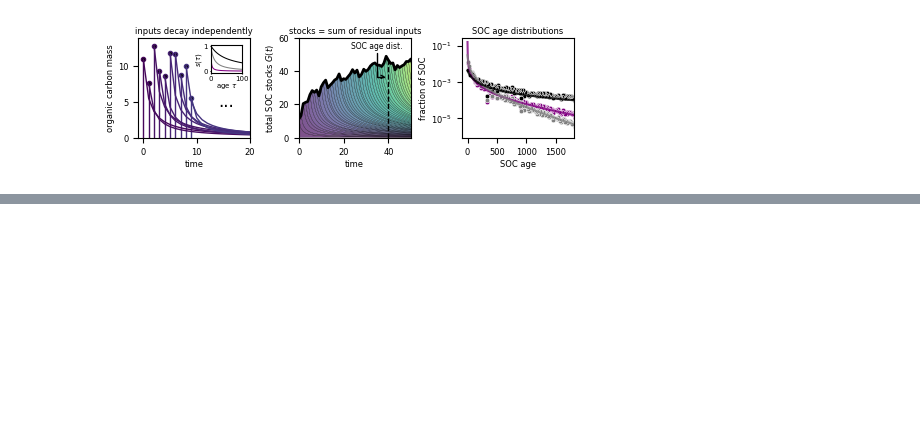
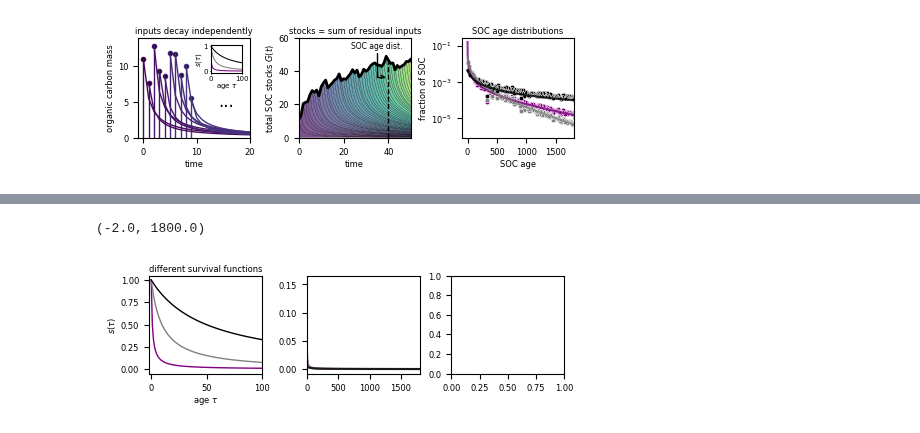
Before and after one commit to flamholz/soil_diskin, a Jupyter notebook: notebooks/fig1.ipynb, the cells around one changed output, grey strips where cells are left out. Cells and saved outputs as stored; diff of their text form; code cells hidden in the pictures; blank space fills up the shorter version.

Commit message:
add a draft of figure 2

```diff
--- a/notebooks/fig1.ipynb
+++ b/notebooks/fig1.ipynb
@@ -180,7 +300,7 @@ plt.sca(axs['C'])
 plt.yscale('log')
 
 for model, color_name in zip(models, model_colors):
-    analytical_age_dist = model.age_distribution(ages)
+    analytical_age_dist = model.age_distribution_pdf_analytic_ss(ages)
     plt.plot(ages, analytical_age_dist, color=color_name, lw=1.5, alpha=0.8,
              label=f'$t_min=${model.t_min}, $t_max=${model.t_max}')
 
@@ -213,0 +427,44 @@ plt.show()
+# %%
+models = [
+    PowerLawSimulation(t_min=1, t_max=1000),
+    PowerLawSimulation(t_min=10, t_max=500),
+    PowerLawSimulation(t_min=50, t_max=10000),
+]
+
+# inputs are a train of impulses J_t
+# that are normally distributed with mean 10 and sd 2
+np.random.seed(1234)
+J_t = np.random.normal(10, 2, 5000)
+
+for m in models:
+    m.run(J_t)
+# %%
+mosaic = 'ABC'
+fig, axs = plt.subplot_mosaic(mosaic, layout='constrained', figsize=(4.76, 1.5))
+
+# Panel A -- 3 different survival functions
+plt.sca(axs['A'])
+ages = np.arange(2000)
+model_colors = ['purple', 'grey', 'k']
+for my_model, color_name in zip(models, model_colors):
+    survival_fn = my_model.survival_fn(ages)
+    plt.plot(ages, survival_fn,
+              color=color_name, lw=1,
+             label=f'$t_{{min}}={my_model.t_min}$, $t_{{max}}={my_model.t_max}$')
+plt.xlim(-2, 100)
+plt.xlabel(r'age $\tau$')
+plt.ylabel(r'$s(\tau)$')
+plt.title('different survival functions')
+
+# Panel B -- different steady-state age distributions
+plt.sca(axs['B'])
+ages = np.arange(2000)
+for my_model, color_name in zip(models, model_colors):
+    analytical_age_dist = my_model.age_distribution_pdf_analytic_ss(ages)
+    plt.plot(ages, analytical_age_dist,
+              color=color_name, lw=1.5, alpha=0.8,
+             label=f'$t_{{min}}={my_model.t_min}$, $t_{{max}}={my_model.t_max}$')
+plt.xlim(-2, 1800)
+# %% [output]
+(-2.0, 1800.0)
+[figure, added]
```
Also changed, not shown: parts of 10 cells of this notebook.
